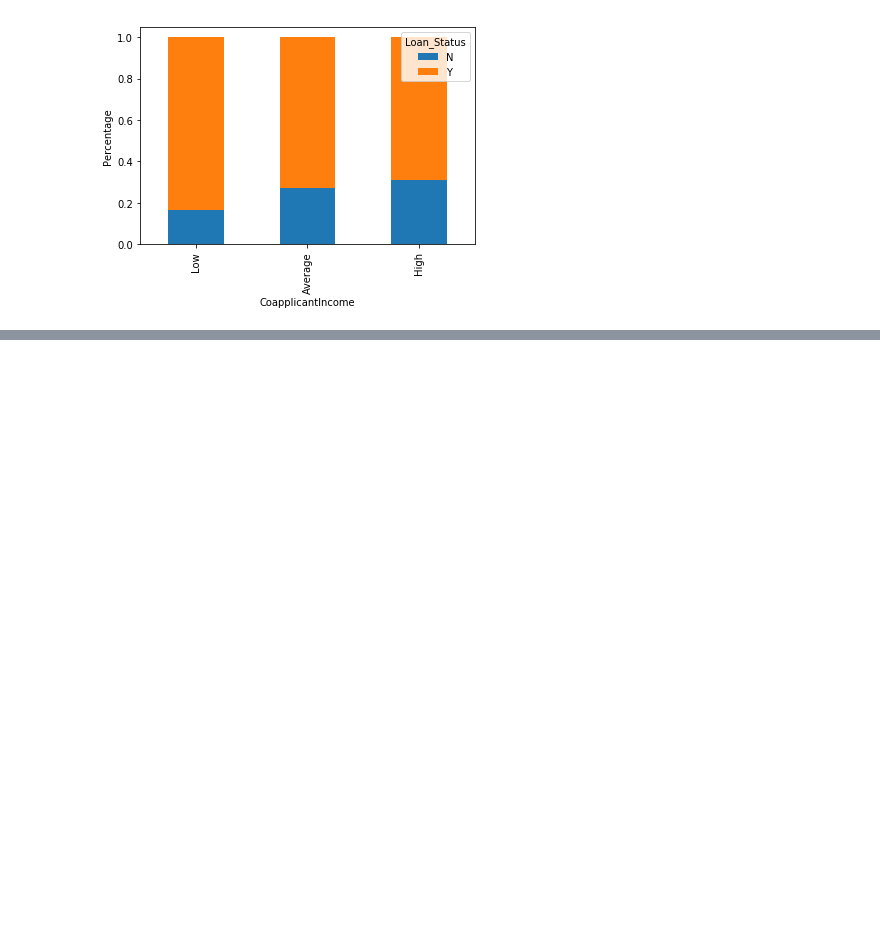
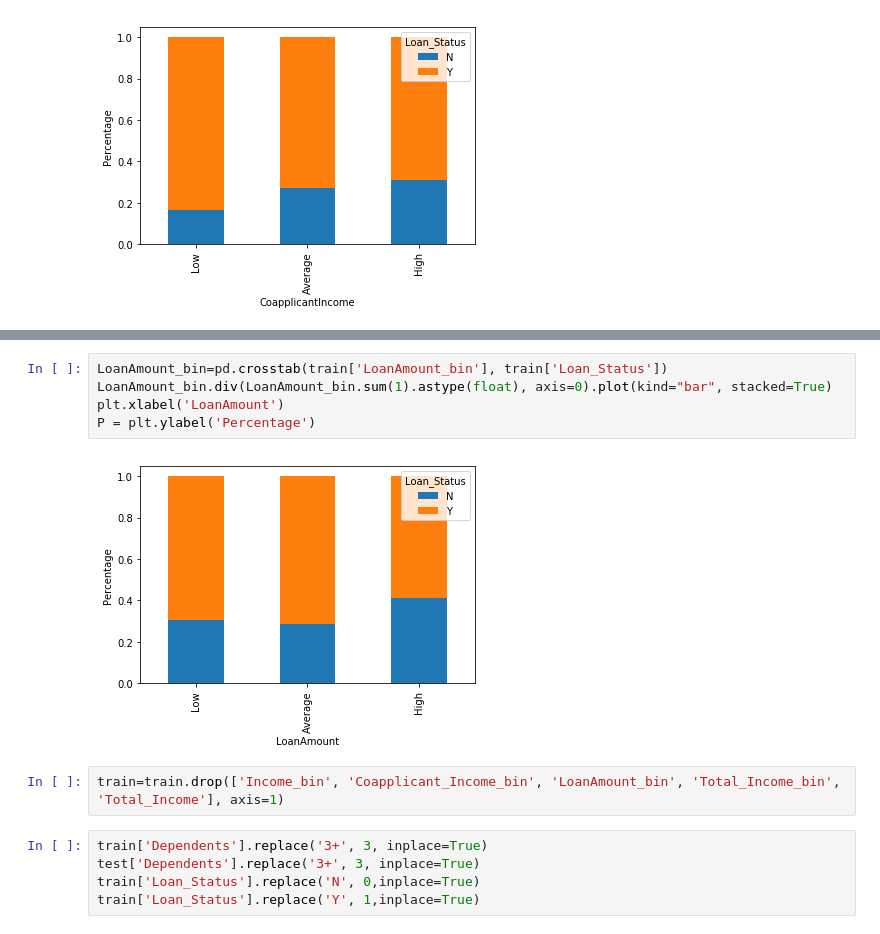
Before and after one commit to ThePhiri/loan_predictor, a Jupyter notebook: loan_predictor.ipynb, the cells around one changed output, grey strips where cells are left out. Saved outputs shown, nothing was run; the diff lists cells and outputs as text; blank space fills up the shorter version.

```diff
--- a/loan_predictor.ipynb
+++ b/loan_predictor.ipynb
@@ -203,0 +221,14 @@ P = plt.ylabel('Percentage')
+# %%
+LoanAmount_bin=pd.crosstab(train['LoanAmount_bin'], train['Loan_Status'])
+LoanAmount_bin.div(LoanAmount_bin.sum(1).astype(float), axis=0).plot(kind="bar", stacked=True)
+plt.xlabel('LoanAmount')
+P = plt.ylabel('Percentage')
+# %% [output]
+[figure, added]
+# %%
+train=train.drop(['Income_bin', 'Coapplicant_Income_bin', 'LoanAmount_bin', 'Total_Income_bin', 'Total_Income'], axis=1)
+# %%
+train['Dependents'].replace('3+', 3, inplace=True)
+test['Dependents'].replace('3+', 3, inplace=True)
+train['Loan_Status'].replace('N', 0,inplace=True)
+train['Loan_Status'].replace('Y', 1,inplace=True)
```
Also changed, not shown: parts of 13 cells of this notebook.
